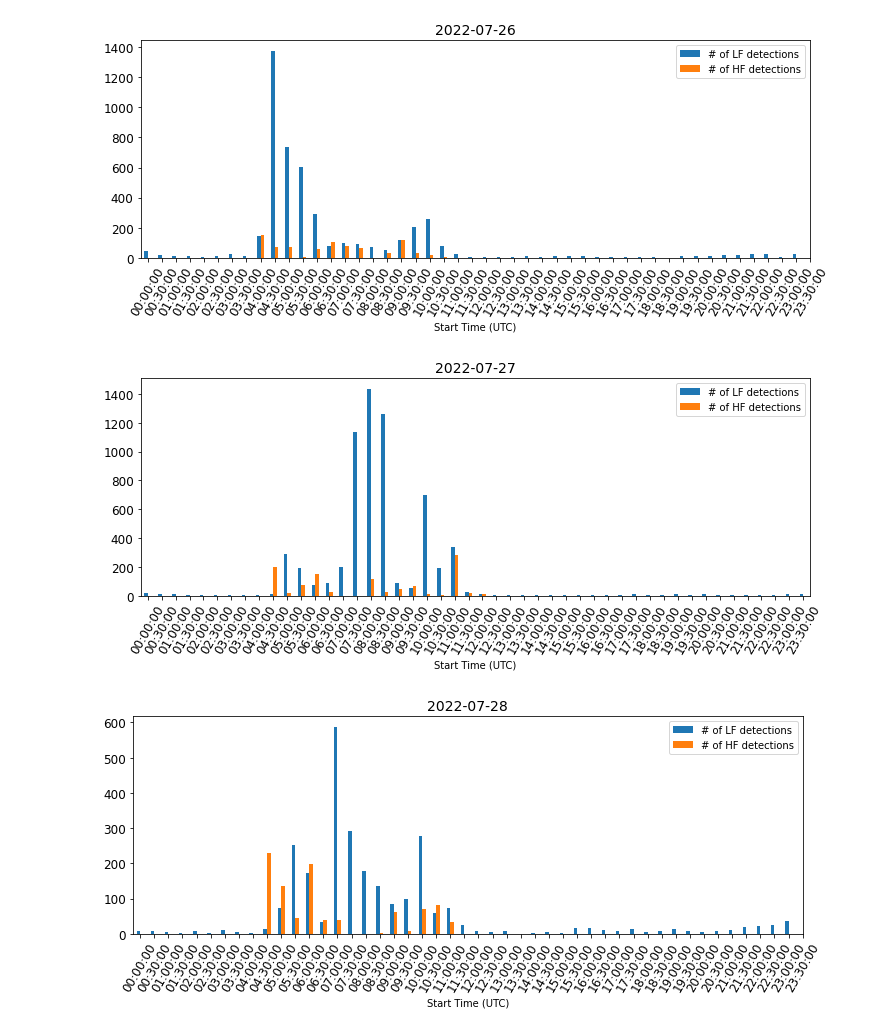
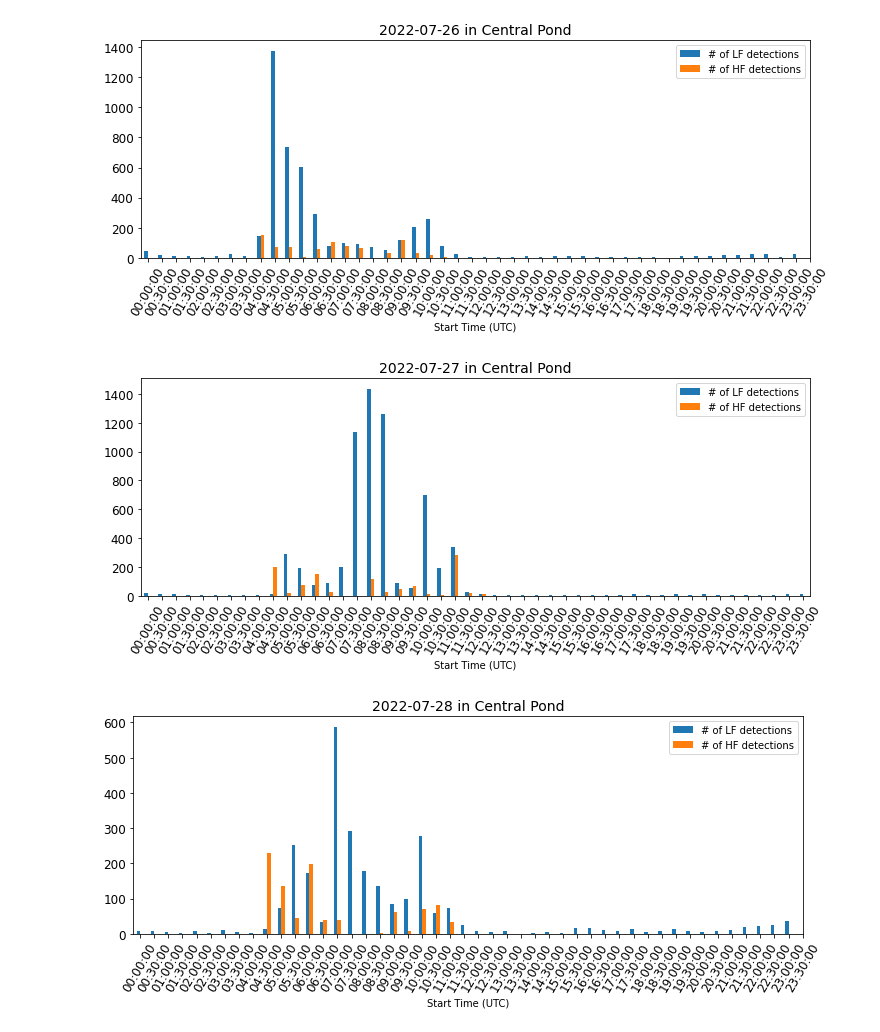
Before and after one commit to uw-echospace/ubna-field, a Jupyter notebook: notebooks/call_number_plotter.ipynb, the cells around one changed output. Cells and saved outputs as stored; diff of their text form; code cells hidden in the pictures.

```diff
--- a/notebooks/call_number_plotter.ipynb
+++ b/notebooks/call_number_plotter.ipynb
@@ -81,7 +81,7 @@ def read_detection(detection_dir, recording_name, det_type):
 
     return df_detection
 # %%
-def plot_separate(df, save=True):
+def plot_separate(df, site, save=True):
 
     # To plot each day's activity separately, group by rows that have the same date
     # We need a list of unique dates from our detection files
@@ -102,7 +102,7 @@ def plot_separate(df, save=True):
         day_df = df.loc[df['Date'] == date]
 
         fig = day_df.plot.bar(x="Start Time (UTC)", figsize=(12, 4), fontsize=12, rot=60)
-        fig.set_title(date, fontsize=14)
+        fig.set_title(f"{date} in {site}", fontsize=14)
         # Here we set the time vector we constructed
         fig.set_xticks(range(len(s_times)), s_times)
 
@@ -133,10 +133,20 @@ SD_CARD_NUM = "008"
 # %%
 recover_folder = f"recover-{DATE}-{SD_CARD_NUM}-detect"
 df = generate_df(recover_folder)
+# %%
+path_to_records = Path(f"ubna_2022b.csv")
+
+if (path_to_records.is_file()):
+    fr = pd.read_csv(path_to_records, sep=',')
+
+cond1 = fr["Upload folder name"]==f"recover-{DATE}"
+cond2 =  fr["SD card #"]==int(SD_CARD_NUM)
+
+site_name = fr.loc[cond1&cond2, "Site"].item()
 # %%
-plot_separate(df)
+plot_separate(df, site_name)
 # %% [output]
-[figure, old version]
+[figure, new version]
-[figure, old version]
+[figure, new version]
-[figure, old version]
+[figure, new version]
 # %%
```
Also changed, not shown: parts of 8 cells of this notebook, 3 other files.
